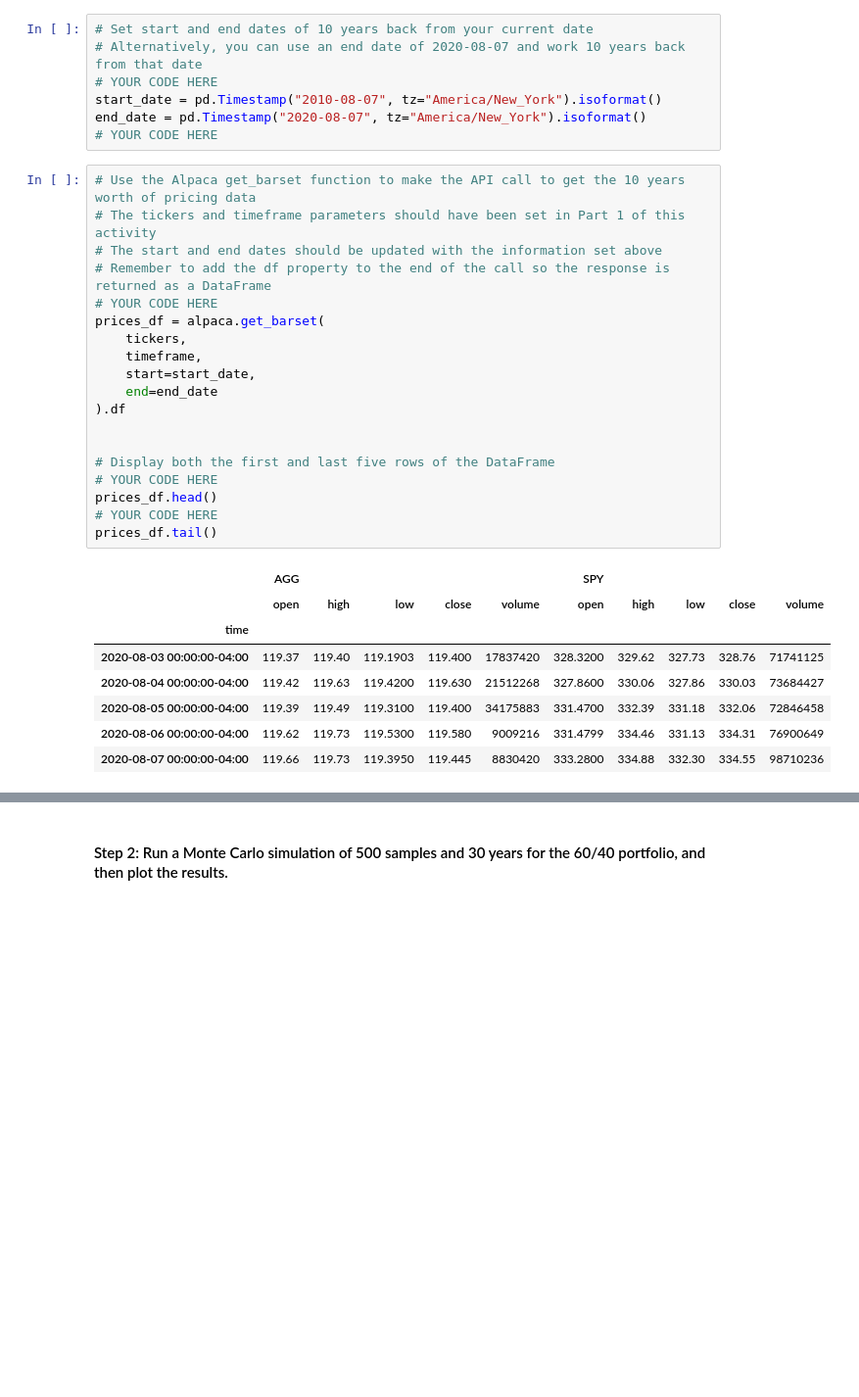
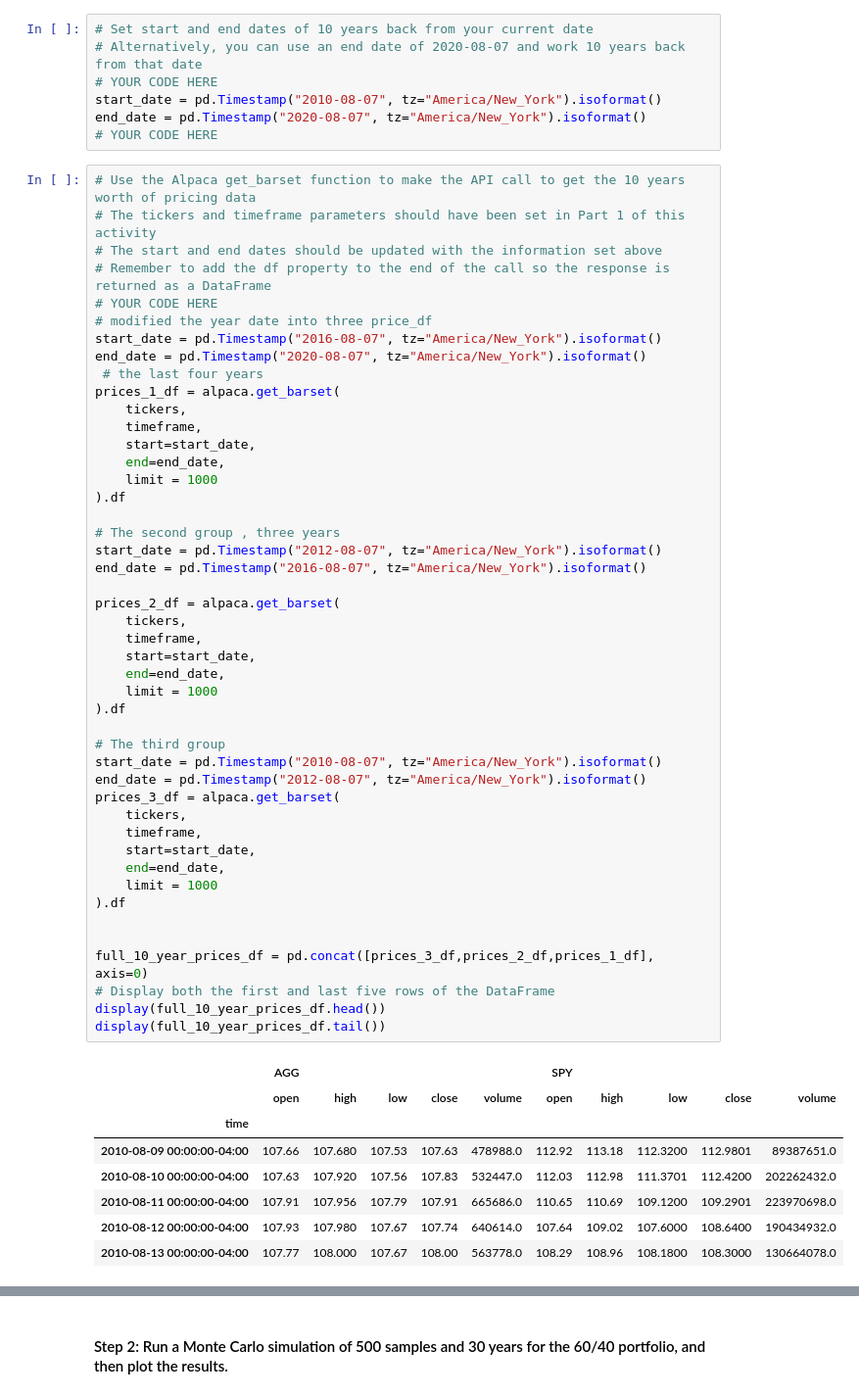
Before and after one commit to godifay/challenge_5, a Jupyter notebook: Starter_Code 7/financial_planning_tools.ipynb, the cells around one changed output, grey strips where cells are left out. Shown at 98% size. Saved outputs shown, nothing was run; the diff lists cells and outputs as text; blank space fills up the shorter version.

```diff
--- a/Starter_Code 7/financial_planning_tools.ipynb
+++ b/Starter_Code 7/financial_planning_tools.ipynb
@@ -533,28 +533,55 @@ end_date = pd.Timestamp("2020-08-07", tz="America/New_York").isoformat()
 # %%
 # Use the Alpaca get_barset function to make the API call to get the 10 years worth of pricing data
 # The tickers and timeframe parameters should have been set in Part 1 of this activity
 # The start and end dates should be updated with the information set above
 # Remember to add the df property to the end of the call so the response is returned as a DataFrame
 # YOUR CODE HERE
-prices_df = alpaca.get_barset(
+# modified the year date into three price_df
+start_date = pd.Timestamp("2016-08-07", tz="America/New_York").isoformat()
+end_date = pd.Timestamp("2020-08-07", tz="America/New_York").isoformat()
+ # the last four years
+prices_1_df = alpaca.get_barset(
     tickers,
     timeframe,
     start=start_date,
-    end=end_date
+    end=end_date,
+    limit = 1000
+).df
+
+# The second group , three years
+start_date = pd.Timestamp("2012-08-07", tz="America/New_York").isoformat()
+end_date = pd.Timestamp("2016-08-07", tz="America/New_York").isoformat()
+
+prices_2_df = alpaca.get_barset(
+    tickers,
+    timeframe,
+    start=start_date,
+    end=end_date,
+    limit = 1000
+).df
+
+# The third group
+start_date = pd.Timestamp("2010-08-07", tz="America/New_York").isoformat()
+end_date = pd.Timestamp("2012-08-07", tz="America/New_York").isoformat()
+prices_3_df = alpaca.get_barset(
+    tickers,
+    timeframe,
+    start=start_date,
+    end=end_date,
+    limit = 1000
 ).df
 
 
+full_10_year_prices_df = pd.concat([prices_3_df,prices_2_df,prices_1_df], axis=0)
 # Display both the first and last five rows of the DataFrame
-# YOUR CODE HERE
-prices_df.head()
-# YOUR CODE HERE
-prices_df.tail()
+display(full_10_year_prices_df.head())
+display(full_10_year_prices_df.tail())
 # %% [output]
 |  | AGG |  |  |  |  | SPY |  |  |  |  |
 |  | open | high | low | close | volume | open | high | low | close | volume |
 | time |  |  |  |  |  |  |  |  |  |  |
-| 2020-08-03 00:00:00-04:00 | 119.37 | 119.40 | 119.1903 | 119.400 | 17837420 | 328.3200 | 329.62 | 327.73 | 328.76 | 71741125 |
-| 2020-08-04 00:00:00-04:00 | 119.42 | 119.63 | 119.4200 | 119.630 | 21512268 | 327.8600 | 330.06 | 327.86 | 330.03 | 73684427 |
-| 2020-08-05 00:00:00-04:00 | 119.39 | 119.49 | 119.3100 | 119.400 | 34175883 | 331.4700 | 332.39 | 331.18 | 332.06 | 72846458 |
-| 2020-08-06 00:00:00-04:00 | 119.62 | 119.73 | 119.5300 | 119.580 | 9009216 | 331.4799 | 334.46 | 331.13 | 334.31 | 76900649 |
-| 2020-08-07 00:00:00-04:00 | 119.66 | 119.73 | 119.3950 | 119.445 | 8830420 | 333.2800 | 334.88 | 332.30 | 334.55 | 98710236 |
+| 2010-08-09 00:00:00-04:00 | 107.66 | 107.680 | 107.53 | 107.63 | 478988.0 | 112.92 | 113.18 | 112.3200 | 112.9801 | 89387651.0 |
+| 2010-08-10 00:00:00-04:00 | 107.63 | 107.920 | 107.56 | 107.83 | 532447.0 | 112.03 | 112.98 | 111.3701 | 112.4200 | 202262432.0 |
+| 2010-08-11 00:00:00-04:00 | 107.91 | 107.956 | 107.79 | 107.91 | 665686.0 | 110.65 | 110.69 | 109.1200 | 109.2901 | 223970698.0 |
+| 2010-08-12 00:00:00-04:00 | 107.93 | 107.980 | 107.67 | 107.74 | 640614.0 | 107.64 | 109.02 | 107.6000 | 108.6400 | 190434932.0 |
+| 2010-08-13 00:00:00-04:00 | 107.77 | 108.000 | 107.67 | 108.00 | 563778.0 | 108.29 | 108.96 | 108.1800 | 108.3000 | 130664078.0 |
```
Also changed, not shown: parts of 26 cells of this notebook, 5 other files.
